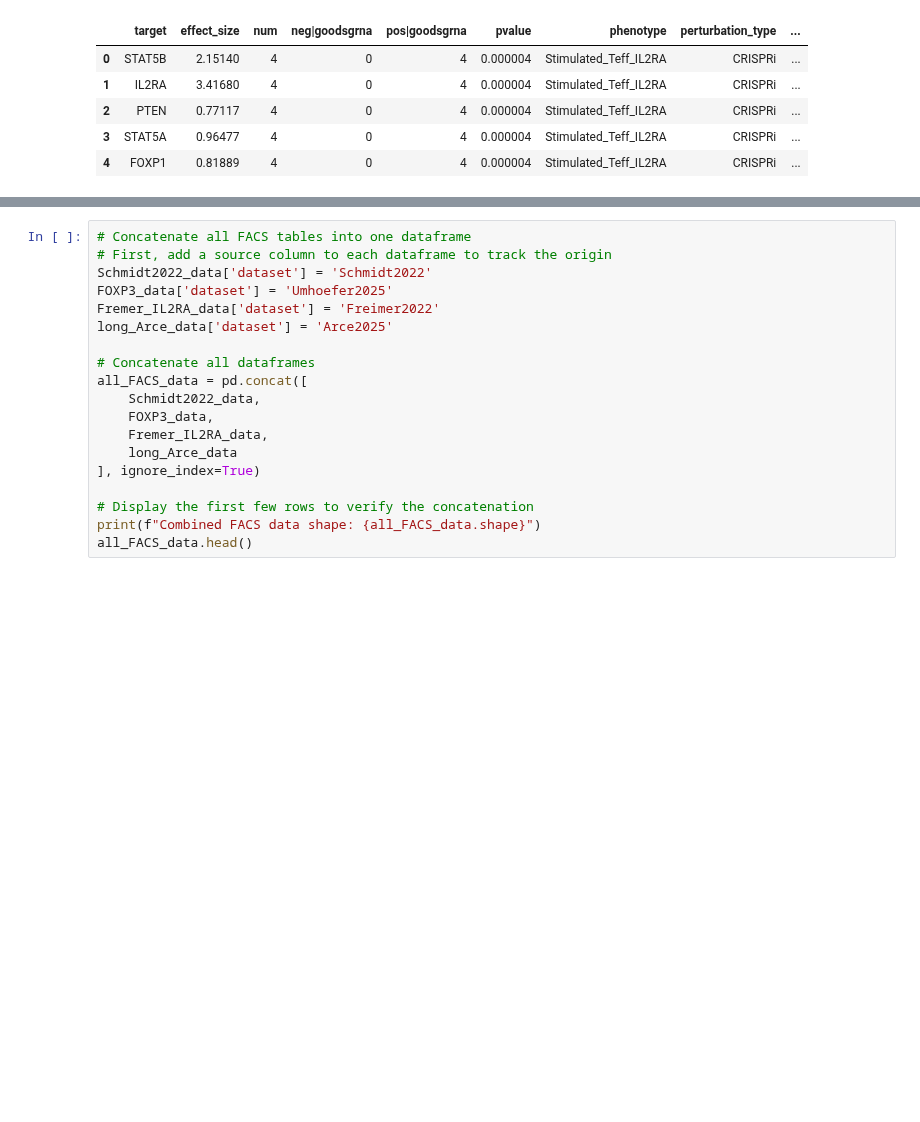
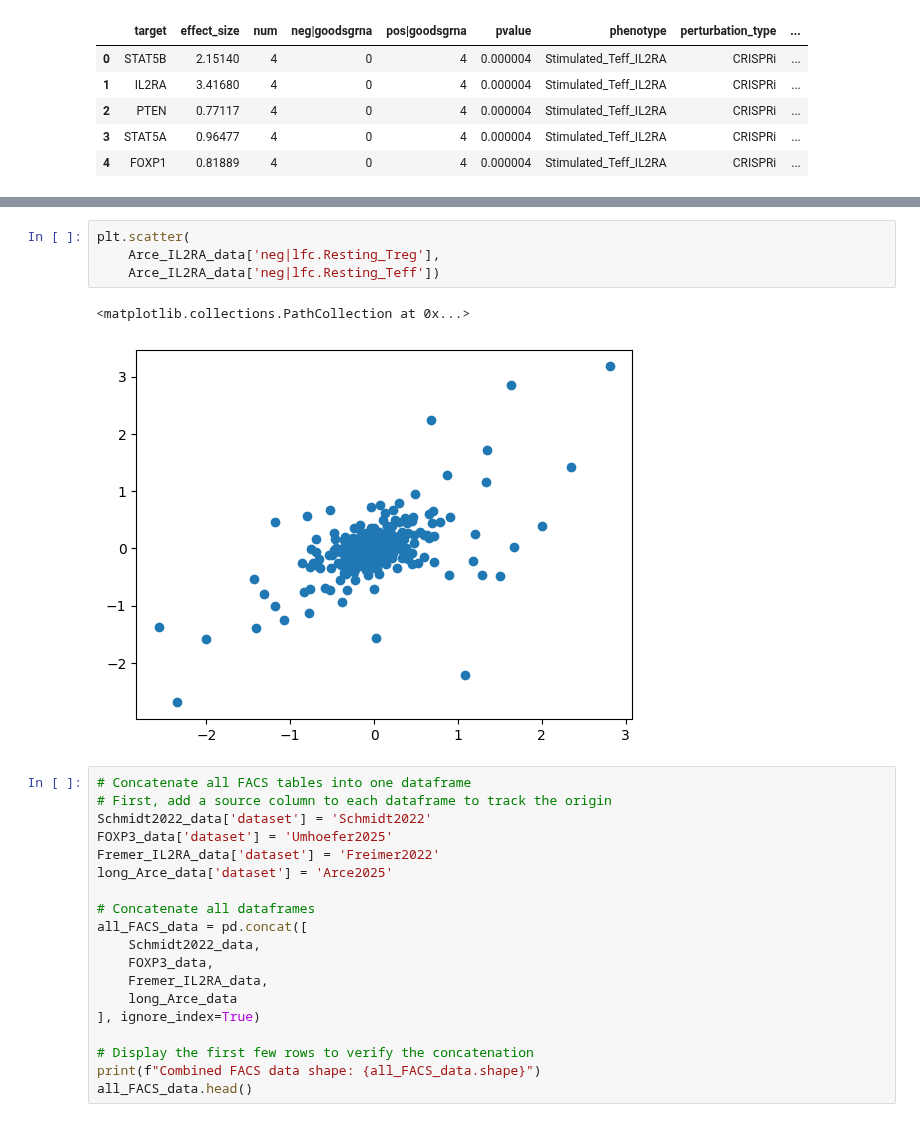
Before and after one commit to emdann/GWT_perturbseq_analysis_2025, a Jupyter notebook: src/3_DE_analysis/FACS_comparison.ipynb, the cells around one changed output, grey strips where cells are left out. Cells and saved outputs as stored; diff of their text form; blank space fills up the shorter version.

```diff
--- a/src/3_DE_analysis/FACS_comparison.ipynb
+++ b/src/3_DE_analysis/FACS_comparison.ipynb
@@ -312,3 +330,10 @@ long_Arce_data.head()
+# %%
+plt.scatter(
+    Arce_IL2RA_data['neg|lfc.Resting_Treg'],
+    Arce_IL2RA_data['neg|lfc.Resting_Teff'])
+# %% [output]
+<matplotlib.collections.PathCollection at 0x...>
+[figure, added]
 # %%
 # Concatenate all FACS tables into one dataframe
 # First, add a source column to each dataframe to track the origin
```
Also changed, not shown: parts of 9 cells of this notebook, 3 other files.
